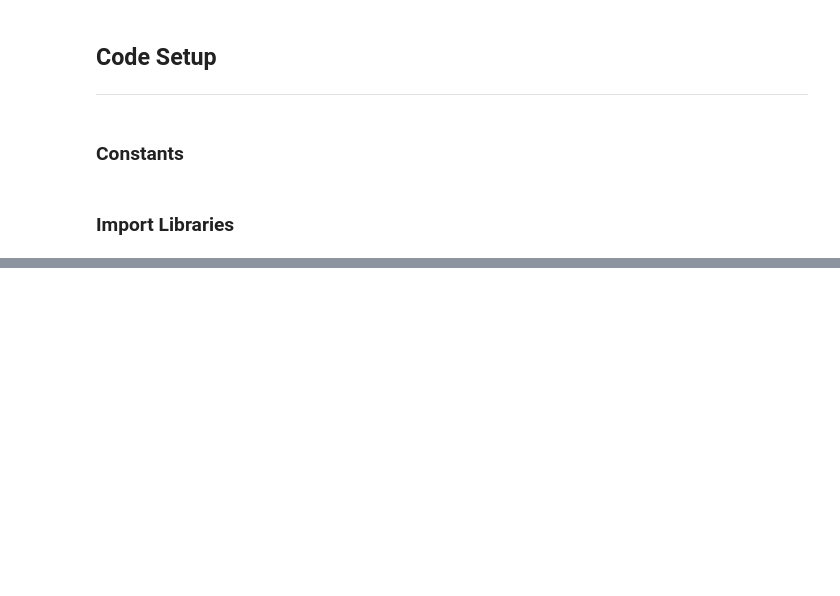
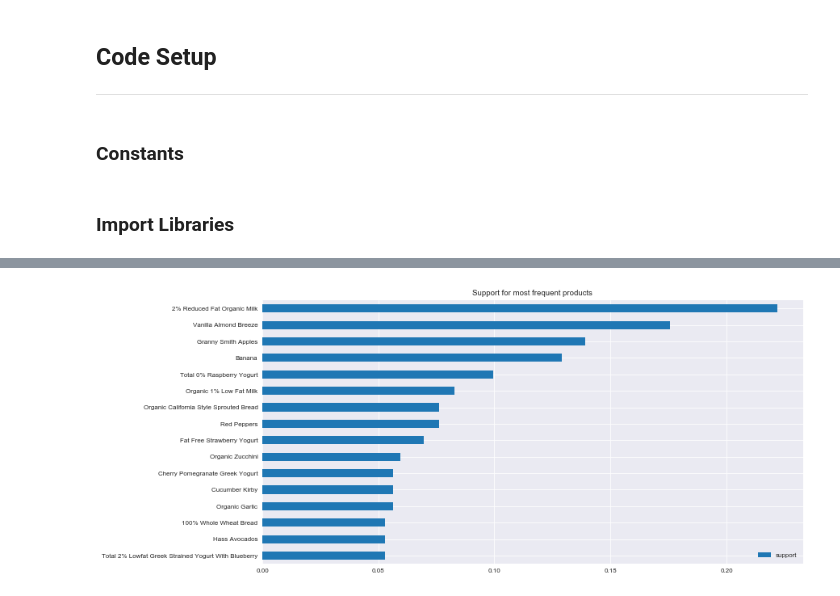
Before and after one commit to 1carew1/instacart_investigation, a Jupyter notebook: Assignment_2_ARM.ipynb, the cells around one changed output, grey strips where cells are left out. Saved outputs shown, nothing was run; the diff lists cells and outputs as text; code cells hidden in the pictures; blank space fills up the shorter version.

```diff
--- a/Assignment_2_ARM.ipynb
+++ b/Assignment_2_ARM.ipynb
@@ -40,0 +70,3 @@ sns.set_context("paper")
+# %%
+products = read_csv_file(products_file)
+products.head()
@@ -40,0 +162,11 @@ sns.set_context("paper")
+# %%
+a = apriori(te_df, min_support=0.05, max_len=1, use_colnames=True) \
+    .sort_values(by='support',ascending=False)
+fig, ax = plt.subplots()
+names = [n[0] for n in a["itemsets"]]
+a.plot.barh(title ="Support for most frequent products")
+plt.yticks(range(len(names)), names)
+plt.gca().invert_yaxis()
+plt.show()
+# %% [output]
+[figure, added]
```
Also changed, not shown: parts of 14 cells of this notebook, 1 other file.
